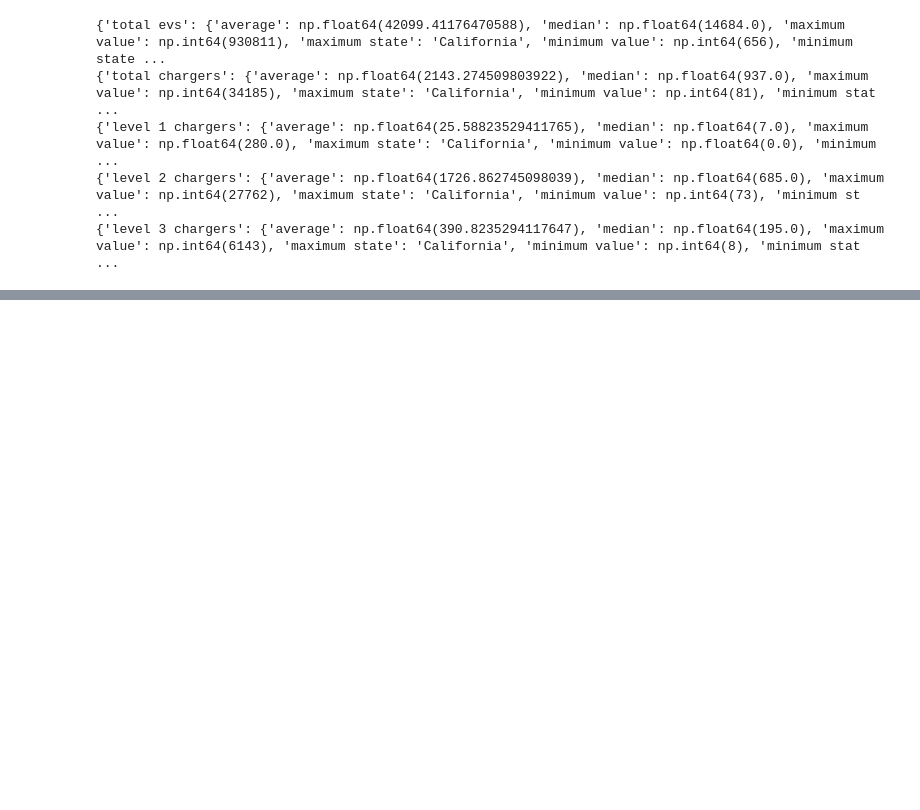
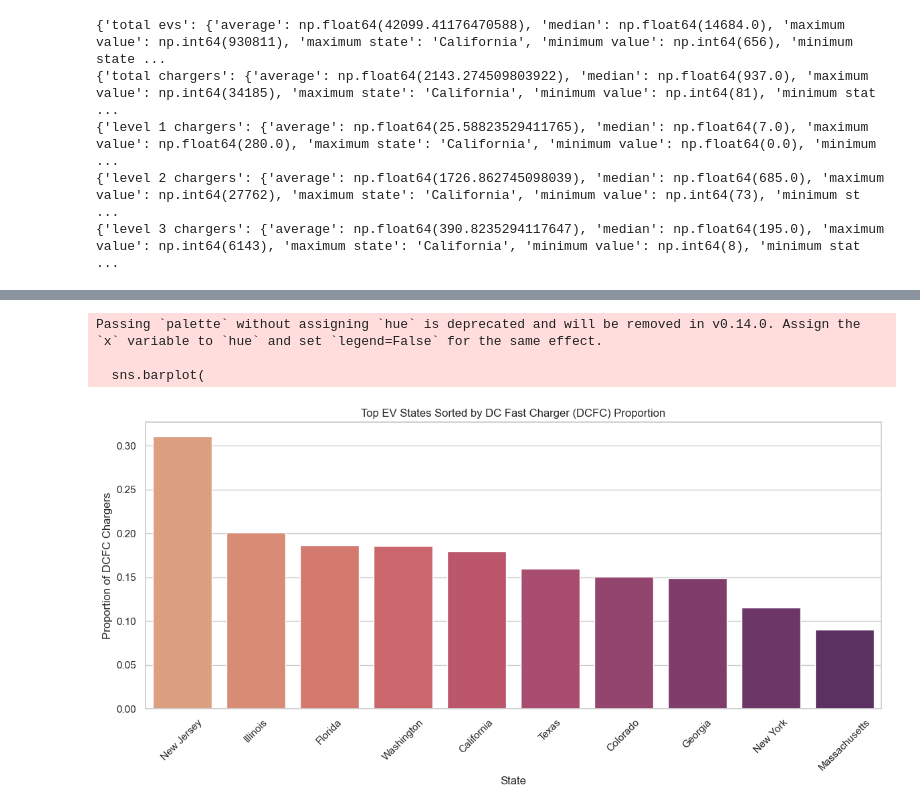
Before and after one commit to yoav-es/ev-charging-infra-in-the-us, a Jupyter notebook: ev_charging_infra_analysis.ipynb, the cells around one changed output, grey strips where cells are left out. Saved outputs shown, nothing was run; the diff lists cells and outputs as text; code cells hidden in the pictures; blank space fills up the shorter version.

```diff
--- a/ev_charging_infra_analysis.ipynb
+++ b/ev_charging_infra_analysis.ipynb
@@ -402,3 +401,36 @@ for col in ev_charger_data.columns:
+# %%
+# Create the ratio column for DCFC chargers
+ev_charger_data['level_3_ratio'] = ev_charger_data['level 3 chargers'] / ev_charger_data['total chargers']
+
+# Get top 10 states by EV count
+top_ev_states = ev_charger_data.sort_values('total evs', ascending=False).head(10)
+
+# Sort those top EV states by DCFC charger proportion
+top_ev_states_sorted = top_ev_states.sort_values(by='level_3_ratio', ascending=False)
+
+# Extract sorted state names for plotting order
+sorted_states = top_ev_states_sorted['state'].tolist()
+
+# Plot the sorted bar chart
+plt.figure(figsize=(12, 6))
+sns.barplot(
+    data=top_ev_states_sorted,
+    x='state',
+    y='level_3_ratio',
+    order=sorted_states,
+    palette='flare'
+)
+
+plt.title('Top EV States Sorted by DC Fast Charger (DCFC) Proportion')
+plt.xlabel('State')
+plt.ylabel('Proportion of DCFC Chargers')
+plt.xticks(rotation=45)
+plt.tight_layout()
+# %% [output]
+Passing `palette` without assigning `hue` is deprecated and will be removed in v0.14.0. Assign the `x` variable to `hue` and set `legend=False` for the same effect.
+
+  sns.barplot(
+[figure, added]
 # %% [markdown]
 ## Conclusions
 
```
Also changed, not shown: parts of 12 cells of this notebook.
